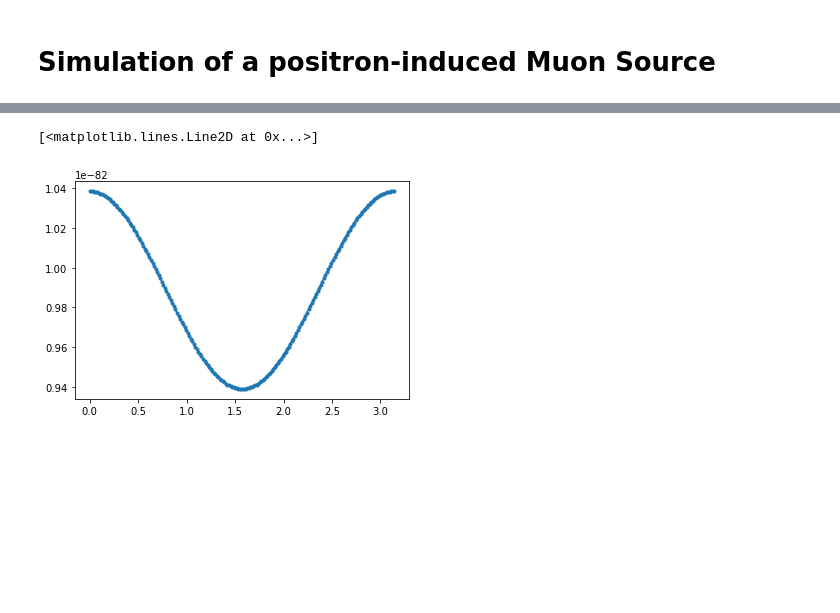
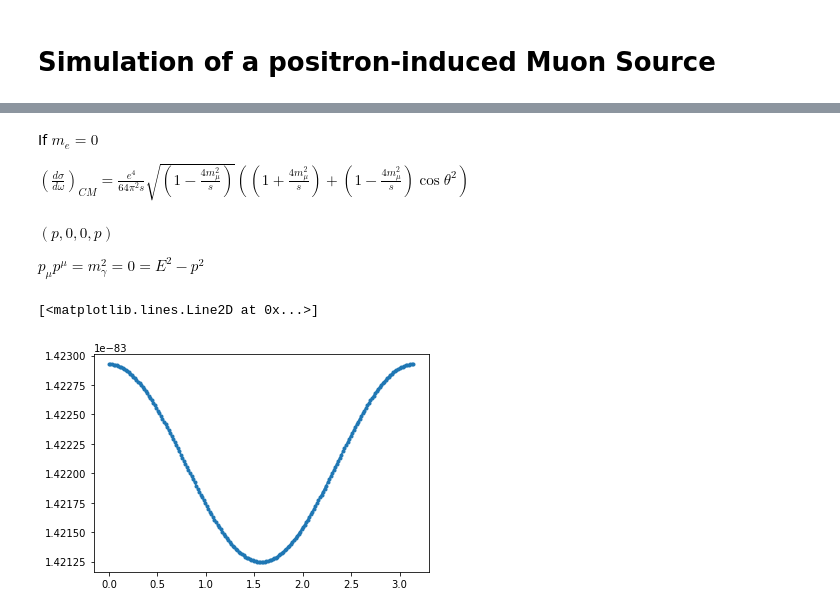
Before and after one commit to sarapasquato/LCP_Project, a Jupyter notebook: Project.ipynb, the cells around one changed output, grey strips where cells are left out. Cells and saved outputs as stored; diff of their text form; code cells hidden in the pictures; blank space fills up the shorter version.

Commit message:
Scattering amplitude wrote

```diff
--- a/Project.ipynb
+++ b/Project.ipynb
@@ -7,21 +40,29 @@ import pandas as pd
+# %% [markdown]
+If $m_e = 0$
+
+$\left( \frac{d\sigma}{d\omega} \right)_{CM} = \frac{e^4}{64 \pi^2 s} \sqrt{\left(1 - \frac{4 m_\mu^2}{s} \right)} \left(\left(1 + \frac{4 m_\mu^2}{s} \right) + \left(1 - \frac{4 m_\mu^2}{s} \right) \cos{\theta}^2 \right) $
+# %% [markdown]
+$(p, 0, 0, p)$
+
+$p_\mu p^\mu = m_\gamma^2 = 0 = E^2 - p^2$
 # %%
 e = 1.602176634 * 10**(-19)
 mass_e = 0.51099895069
 mass_mu = 105.6583755
 
 def cross_section(s, omega):
     ratio = 4 * mass_mu**2 / s
     return e**4 / (32 * np.pi * s) * np.sqrt(1 - ratio) * (1 + ratio + (1 - ratio) * np.cos(omega)**2)
 
 def cross_section_norm(s, cos):
     ratio = 4 * mass_mu**2 / s
     beta = np.sqrt(1 - ratio)
     return 3 / (4*(3 - beta**2)) * (1 + cos**2 + (1 - beta**2) * (1 - cos**2))
 
-s = 4 * mass_mu**2 + mass_mu * 100     # should be greater than 4 mass_mu
+s = 4 * mass_mu**2 + mass_mu * 1     # should be greater than 4 mass_mu**2
 l = np.linspace(0, np.pi, 200, endpoint=True)
 plt.plot(l, cross_section(s, l), marker=".")
 #plt.ylim(-10**-20, 10**-20)
 # %% [output]
 [<matplotlib.lines.Line2D at 0x...>]
-[figure, old version]
+[figure, new version]
```
Also changed, not shown: parts of 11 cells of this notebook, 1 other file.
